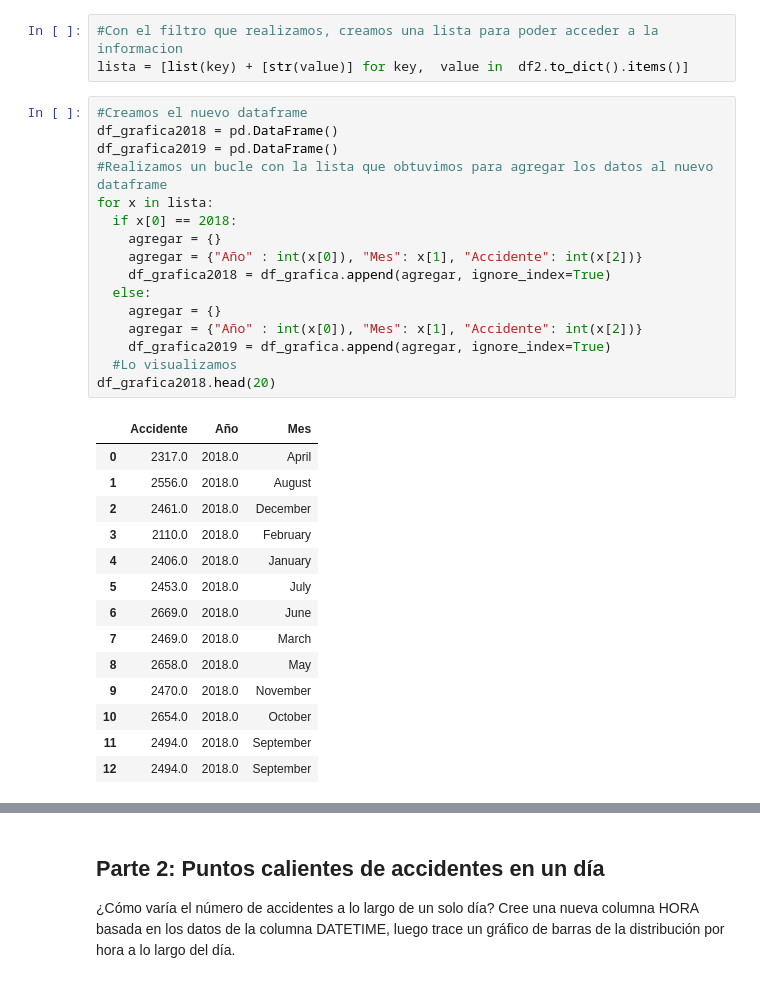
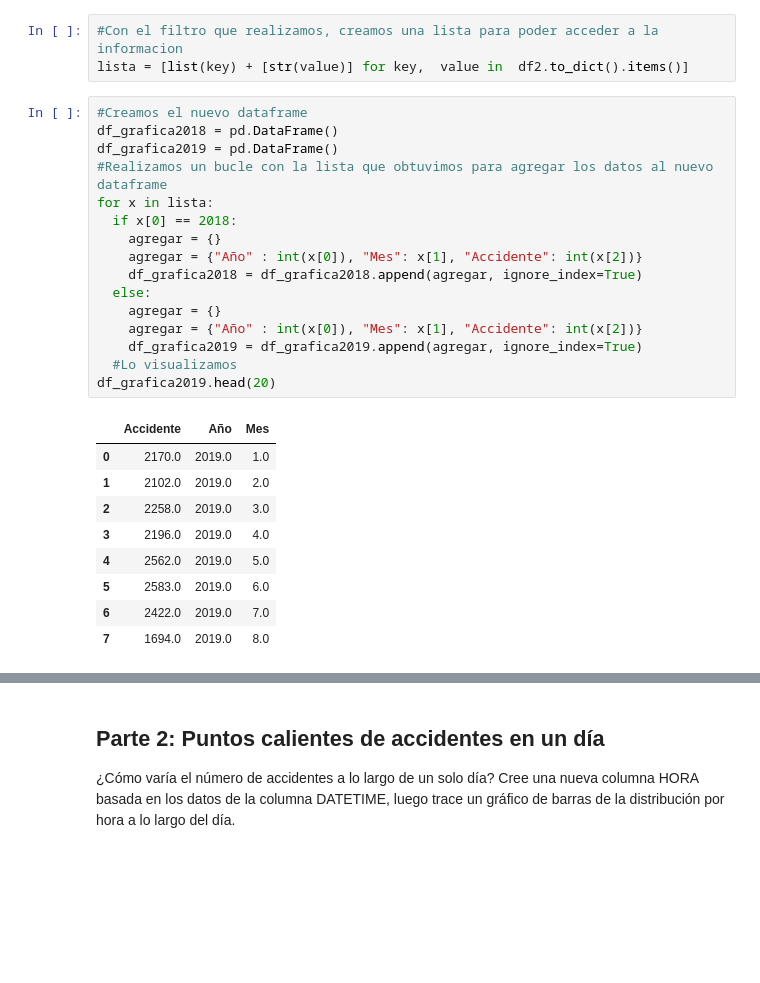
Before and after one commit to GabyLeon10100/MujeresDigitales, a Jupyter notebook: Taller4_.ipynb, the cells around one changed output, grey strips where cells are left out. Drawn from its saved outputs; the diff is of its cells as text; blank space fills up the shorter version.

```diff
--- a/Taller4_.ipynb
+++ b/Taller4_.ipynb
@@ -126,31 +126,26 @@ lista = [list(key) + [str(value)] for key,  value in  df2.to_dict().items()]
 # %%
 #Creamos el nuevo dataframe
 df_grafica2018 = pd.DataFrame()
 df_grafica2019 = pd.DataFrame()
 #Realizamos un bucle con la lista que obtuvimos para agregar los datos al nuevo dataframe
 for x in lista:
   if x[0] == 2018:
     agregar = {}
     agregar = {"Año" : int(x[0]), "Mes": x[1], "Accidente": int(x[2])}
-    df_grafica2018 = df_grafica.append(agregar, ignore_index=True)
+    df_grafica2018 = df_grafica2018.append(agregar, ignore_index=True)
   else:
     agregar = {}
     agregar = {"Año" : int(x[0]), "Mes": x[1], "Accidente": int(x[2])}
-    df_grafica2019 = df_grafica.append(agregar, ignore_index=True)
+    df_grafica2019 = df_grafica2019.append(agregar, ignore_index=True)
   #Lo visualizamos
-df_grafica2018.head(20)
+df_grafica2019.head(20)
 # %% [output]
 |  | Accidente | Año | Mes |
-| 0 | 2317.0 | 2018.0 | April |
-| 1 | 2556.0 | 2018.0 | August |
-| 2 | 2461.0 | 2018.0 | December |
-| 3 | 2110.0 | 2018.0 | February |
-| 4 | 2406.0 | 2018.0 | January |
-| 5 | 2453.0 | 2018.0 | July |
-| 6 | 2669.0 | 2018.0 | June |
-| 7 | 2469.0 | 2018.0 | March |
-| 8 | 2658.0 | 2018.0 | May |
-| 9 | 2470.0 | 2018.0 | November |
-| 10 | 2654.0 | 2018.0 | October |
-| 11 | 2494.0 | 2018.0 | September |
-| 12 | 2494.0 | 2018.0 | September |
+| 0 | 2170.0 | 2019.0 | 1.0 |
+| 1 | 2102.0 | 2019.0 | 2.0 |
+| 2 | 2258.0 | 2019.0 | 3.0 |
+| 3 | 2196.0 | 2019.0 | 4.0 |
+| 4 | 2562.0 | 2019.0 | 5.0 |
+| 5 | 2583.0 | 2019.0 | 6.0 |
+| 6 | 2422.0 | 2019.0 | 7.0 |
+| 7 | 1694.0 | 2019.0 | 8.0 |
```
Also changed, not shown: parts of 11 cells of this notebook.
